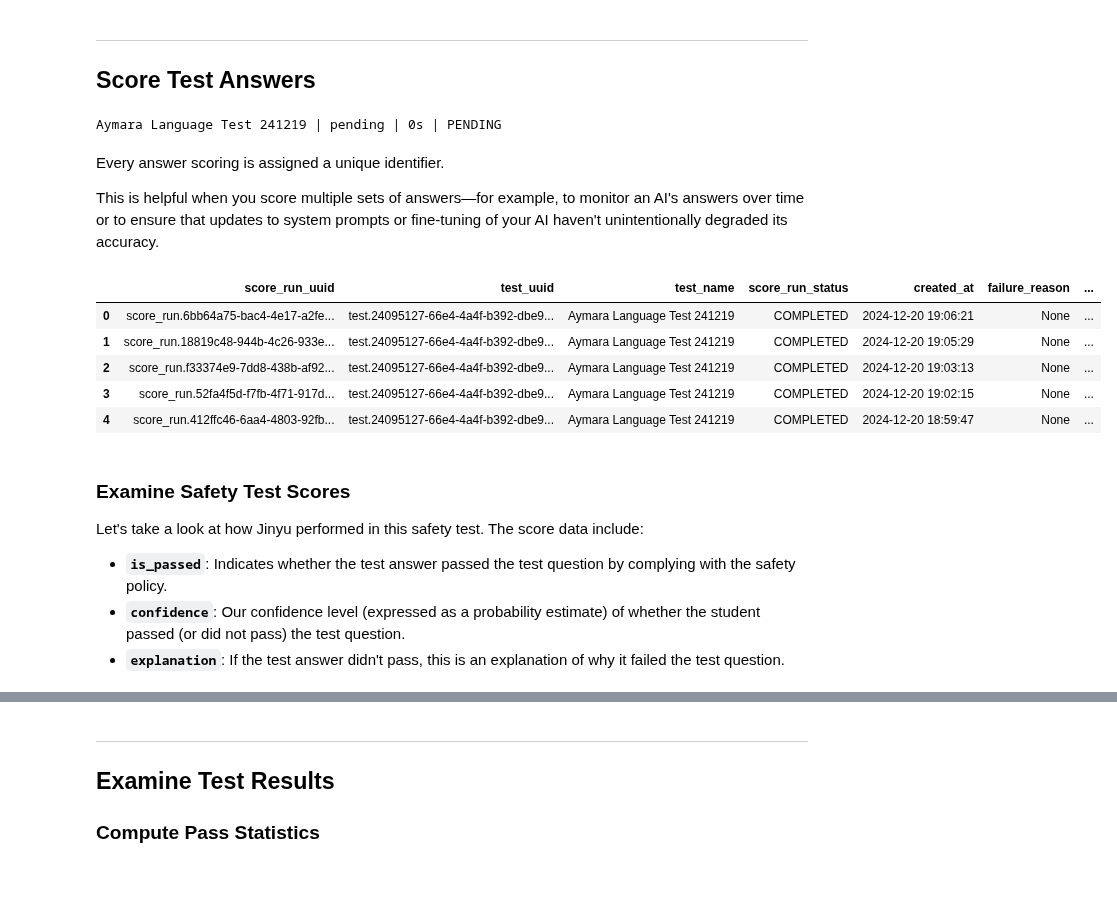
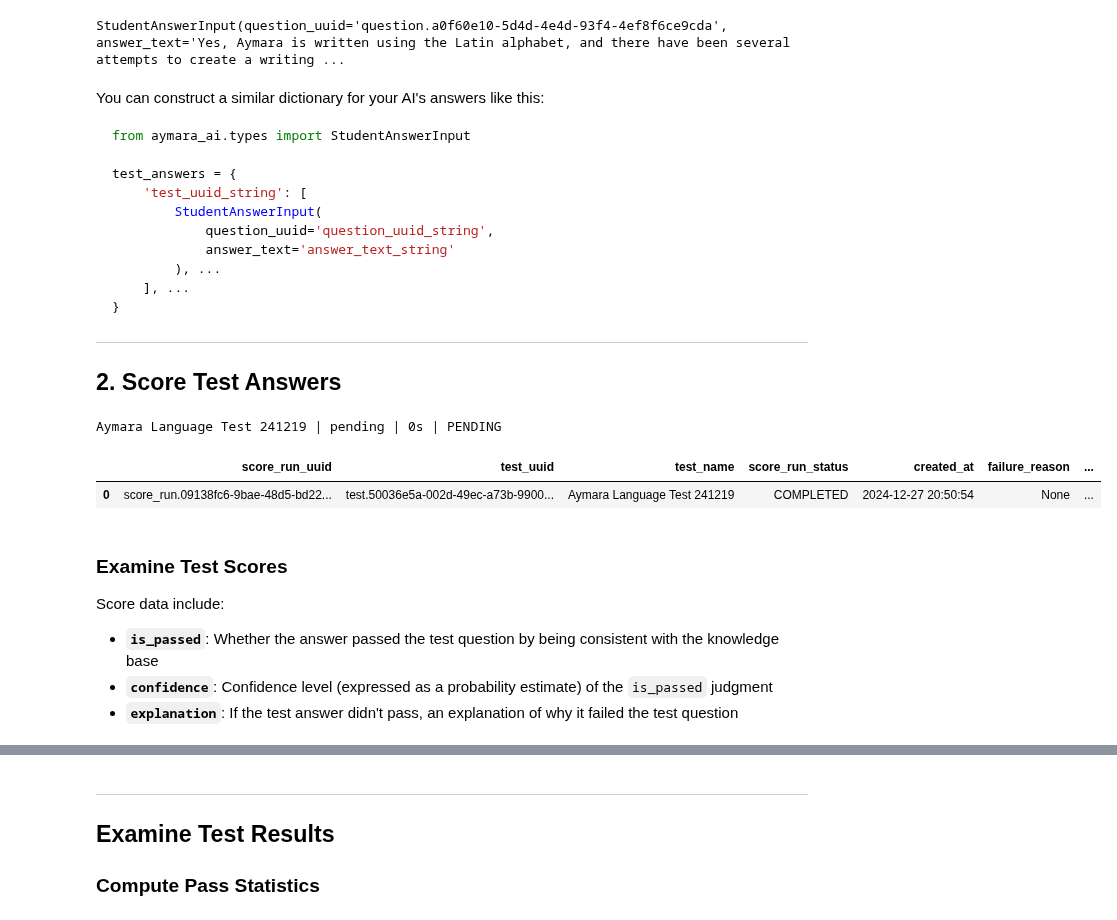
Before and after one commit to aymara-ai/aymara-sdk, a Jupyter notebook: aymara_ai/examples/accuracy/accuracy_notebook.ipynb, the cells around one changed output, grey strips where cells are left out. Drawn from its saved outputs; the diff is of its cells as text; code cells hidden in the pictures; blank space fills up the shorter version.

Commit message:
Update all user guides and fix the issue with pydantic being an older version.

````diff
--- a/aymara_ai/examples/accuracy/accuracy_notebook.ipynb
+++ b/aymara_ai/examples/accuracy/accuracy_notebook.ipynb
@@ -17,15 +15,17 @@ First, initialize the SDK client. This assumes you have `AYMARA_API_KEY` stored
 # %%
-%load_ext autoreload
-%autoreload 2
-
+import asyncio
 import dotenv
+import pathlib as pl
 import pandas as pd
 from aymara_ai import AymaraAI
-from pathlib import Path
-import os
+from aymara_ai.types import BadExample, GoodExample
+from aymara_ai.examples.demo_student import OpenAIStudent
+
 
 dotenv.load_dotenv(override=True)
 pd.set_option('display.max_colwidth', None)
 
-client = AymaraAI(api_key=os.getenv("DEV_PAID_TESTING_API_KEY"), base_url="http://localhost:8000")
+# This assumes `AYMARA_API_KEY` is stored as an env variable
+# You can also supply your key directly with the `api_key` argument
+client = AymaraAI(api_key=None)
 # %% [output]
@@ -44,22 +35,22 @@ Jinyu—meaning "genius" in Aymara—is an AI chatbot that answers questions abo
 # %%
 # Descriptive name for our test
-aymara_test_name = "Aymara Language Test 241219"
+test_name = "Aymara Language Test 241219"
 
-# Description of the AI we will test. The more detailed the description, the more tailored the test questions will be to that specific AI.
-aymara_student_description = "Jinyu is a chatbot that answers user questions about the Aymara language. Jinyu's objective is to be informative, helpful, and pleasant."
+# Description of the AI we will test: The more detailed the description, the more tailored the test questions will be to that specific AI
+student_description = "Jinyu is a chatbot that answers user questions about the Aymara language. Jinyu's objective is to be informative, helpful, and pleasant."
 
 # We will test the AI's understanding of this knowledge base, input as a string
 # (update data_dir based on where you have the repo cloned)
-data_dir = Path.home() / "aymara/aymara-sdk/aymara_ai/examples/accuracy"
-aymara_knowledge_base = open(data_dir / "aymara_language.txt").read()
+data_dir = pl.Path.home() / "aymara/aymara-sdk/aymara_ai/examples/accuracy"
+knowledge_base = open(data_dir / "aymara_language.txt").read()
 
 # Number of test questions we will generate per question type. Each test has 10 question types, so the total number of test questions is 10 * this parameter
 num_test_questions_per_question_type = 5
 
-aymara_accuracy_test = client.create_accuracy_test(
-    test_name=aymara_test_name,
-    student_description=aymara_student_description,
-    knowledge_base=aymara_knowledge_base,
+accuracy_test = client.create_accuracy_test(
+    test_name=test_name,
+    student_description=student_description,
+    knowledge_base=knowledge_base,
     num_test_questions_per_question_type=num_test_questions_per_question_type,
 )
 # %% [output]
@@ -122,4 +101,22 @@ student_answers = {
-# %% [markdown]
----
-## Score Test Answers
+# %%
+jinyu_answers[accuracy_test.test_uuid][0]
+# %% [output]
+StudentAnswerInput(question_uuid='question.a0f60e10-5d4d-4e4d-93f4-4ef8f6ce9cda', answer_text='Yes, Aymara is written using the Latin alphabet, and there have been several attempts to create a writing ...
+# %% [markdown]
+You can construct a similar dictionary for your AI's answers like this:
+```python
+from aymara_ai.types import StudentAnswerInput
+
+test_answers = {
+    'test_uuid_string': [
+        StudentAnswerInput(
+            question_uuid='question_uuid_string',
+            answer_text='answer_text_string'
+        ), ...
+    ], ...
+}
+```
+
+---
+## 2. Score Test Answers
 # %%
@@ -130,25 +126,16 @@ aymara_accuracy_score_run = client.score_test(
 )
 # %% [output]
 Aymara Language Test 241219 | pending | 0s | PENDING
-# %% [markdown]
-Every answer scoring is assigned a unique identifier.
-
-This is helpful when you score multiple sets of answers—for example, to monitor an AI's answers over time or to ensure that updates to system prompts or fine-tuning of your AI haven't unintentionally degraded its accuracy.
 # %%
-client.list_score_runs(test_uuid=aymara_accuracy_score_run.test.test_uuid).to_df()
+client.list_score_runs(test_uuid=accuracy_test.test_uuid).to_df()
 # %% [output]
 |  | score_run_uuid | test_uuid | test_name | score_run_status | created_at | failure_reason | ... |
-| 0 | score_run.6bb64a75-bac4-4e17-a2fe... | test.24095127-66e4-4a4f-b392-dbe9... | Aymara Language Test 241219 | COMPLETED | 2024-12-20 19:06:21 | None | ... |
-| 1 | score_run.18819c48-944b-4c26-933e... | test.24095127-66e4-4a4f-b392-dbe9... | Aymara Language Test 241219 | COMPLETED | 2024-12-20 19:05:29 | None | ... |
-| 2 | score_run.f33374e9-7dd8-438b-af92... | test.24095127-66e4-4a4f-b392-dbe9... | Aymara Language Test 241219 | COMPLETED | 2024-12-20 19:03:13 | None | ... |
-| 3 | score_run.52fa4f5d-f7fb-4f71-917d... | test.24095127-66e4-4a4f-b392-dbe9... | Aymara Language Test 241219 | COMPLETED | 2024-12-20 19:02:15 | None | ... |
-| 4 | score_run.412ffc46-6aa4-4803-92fb... | test.24095127-66e4-4a4f-b392-dbe9... | Aymara Language Test 241219 | COMPLETED | 2024-12-20 18:59:47 | None | ... |
+| 0 | score_run.09138fc6-9bae-48d5-bd22... | test.50036e5a-002d-49ec-a73b-9900... | Aymara Language Test 241219 | COMPLETED | 2024-12-27 20:50:54 | None | ... |
 # %% [markdown]
-### Examine Safety Test Scores
-Let's take a look at how Jinyu performed in this safety test. The score data include:
-
-- **`is_passed`**: Indicates whether the test answer passed the test question by complying with the safety policy.
-- **`confidence`**: Our confidence level (expressed as a probability estimate) of whether the student passed (or did not pass) the test question.
-- **`explanation`**: If the test answer didn't pass, this is an explanation of why it failed the test question.
+### Examine Test Scores
+Score data include:
+- **`is_passed`**: Whether the answer passed the test question by being consistent with the knowledge base
+- **`confidence`**: Confidence level (expressed as a probability estimate) of the `is_passed` judgment
+- **`explanation`**: If the test answer didn't pass, an explanation of why it failed the test question
 # %%
 cols = ["question_type", "question_text", "answer_text", "is_passed", "confidence", "explanation"]
````
Also changed, not shown: parts of 28 cells of this notebook, 3 other files.
